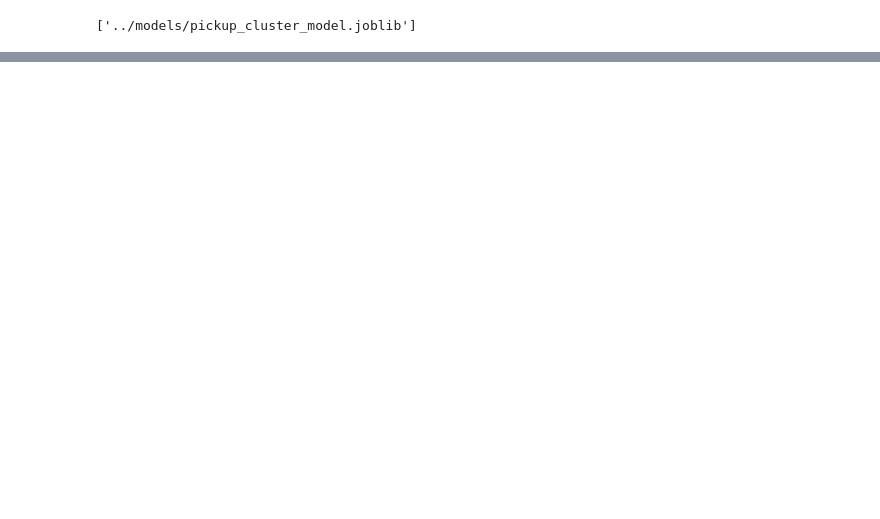
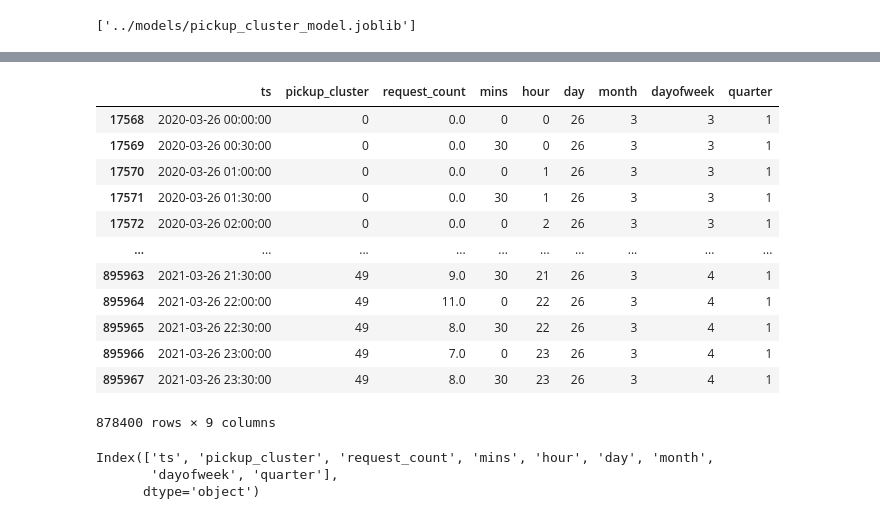
Before and after one commit to chetanhalai3c/DemandPredictionForOla-TimeSeries, a Jupyter notebook: Notebooks/3) Data prep.ipynb, the cells around one changed output, grey strips where cells are left out. Saved outputs shown, nothing was run; the diff lists cells and outputs as text; code cells hidden in the pictures; blank space fills up the shorter version.

```diff
--- a/Notebooks/3) Data prep.ipynb
+++ b/Notebooks/3) Data prep.ipynb
@@ -150,0 +251,15 @@ df.head()
+# %%
+## Adding Dummy pickup cluster -1
+
+## Change this Data based on your data
+l = [datetime(2020,3,26,00,00,00) + timedelta(minutes = 30*i) for i in range(0,48*365)]
+lt = []
+for x in l:
+    lt.append([x, -1, 0])
+temp = pd.DataFrame(lt, columns = ['ts','pickup_cluster','request_count'])
+dataset = dataset.append(temp,ignore_index=True)
+# %%
+data = dataset.set_index(['ts', 'pickup_cluster']).unstack().fillna(value=0).asfreq(freq='30Min').stack().sort_index(level=1).reset_index()
+# %%
+# Removing Dummy Cluster
+data = data[data.pickup_cluster>=0]
@@ -150,0 +272,29 @@ df.head()
+# %%
+data['mins'] = data.ts.dt.minute
+data['hour'] = data.ts.dt.hour
+data['day'] = data.ts.dt.day
+data['month'] = data.ts.dt.month
+data['dayofweek'] = data.ts.dt.dayofweek
+data['quarter'] = data.ts.dt.quarter
+# %%
+data
+# %% [output]
+|  | ts | pickup_cluster | request_count | mins | hour | day | month | dayofweek | quarter |
+| 17568 | 2020-03-26 00:00:00 | 0 | 0.0 | 0 | 0 | 26 | 3 | 3 | 1 |
+| 17569 | 2020-03-26 00:30:00 | 0 | 0.0 | 30 | 0 | 26 | 3 | 3 | 1 |
+| 17570 | 2020-03-26 01:00:00 | 0 | 0.0 | 0 | 1 | 26 | 3 | 3 | 1 |
+| 17571 | 2020-03-26 01:30:00 | 0 | 0.0 | 30 | 1 | 26 | 3 | 3 | 1 |
+| 17572 | 2020-03-26 02:00:00 | 0 | 0.0 | 0 | 2 | 26 | 3 | 3 | 1 |
+| ... | ... | ... | ... | ... | ... | ... | ... | ... | ... |
+| 895963 | 2021-03-26 21:30:00 | 49 | 9.0 | 30 | 21 | 26 | 3 | 4 | 1 |
+| 895964 | 2021-03-26 22:00:00 | 49 | 11.0 | 0 | 22 | 26 | 3 | 4 | 1 |
+| 895965 | 2021-03-26 22:30:00 | 49 | 8.0 | 30 | 22 | 26 | 3 | 4 | 1 |
+| 895966 | 2021-03-26 23:00:00 | 49 | 7.0 | 0 | 23 | 26 | 3 | 4 | 1 |
+| 895967 | 2021-03-26 23:30:00 | 49 | 8.0 | 30 | 23 | 26 | 3 | 4 | 1 |
+878400 rows × 9 columns
+# %%
+data.columns
+# %% [output]
+Index(['ts', 'pickup_cluster', 'request_count', 'mins', 'hour', 'day', 'month',
+       'dayofweek', 'quarter'],
+      dtype='object')
```
Also changed, not shown: parts of 22 cells of this notebook, 8 other files.
